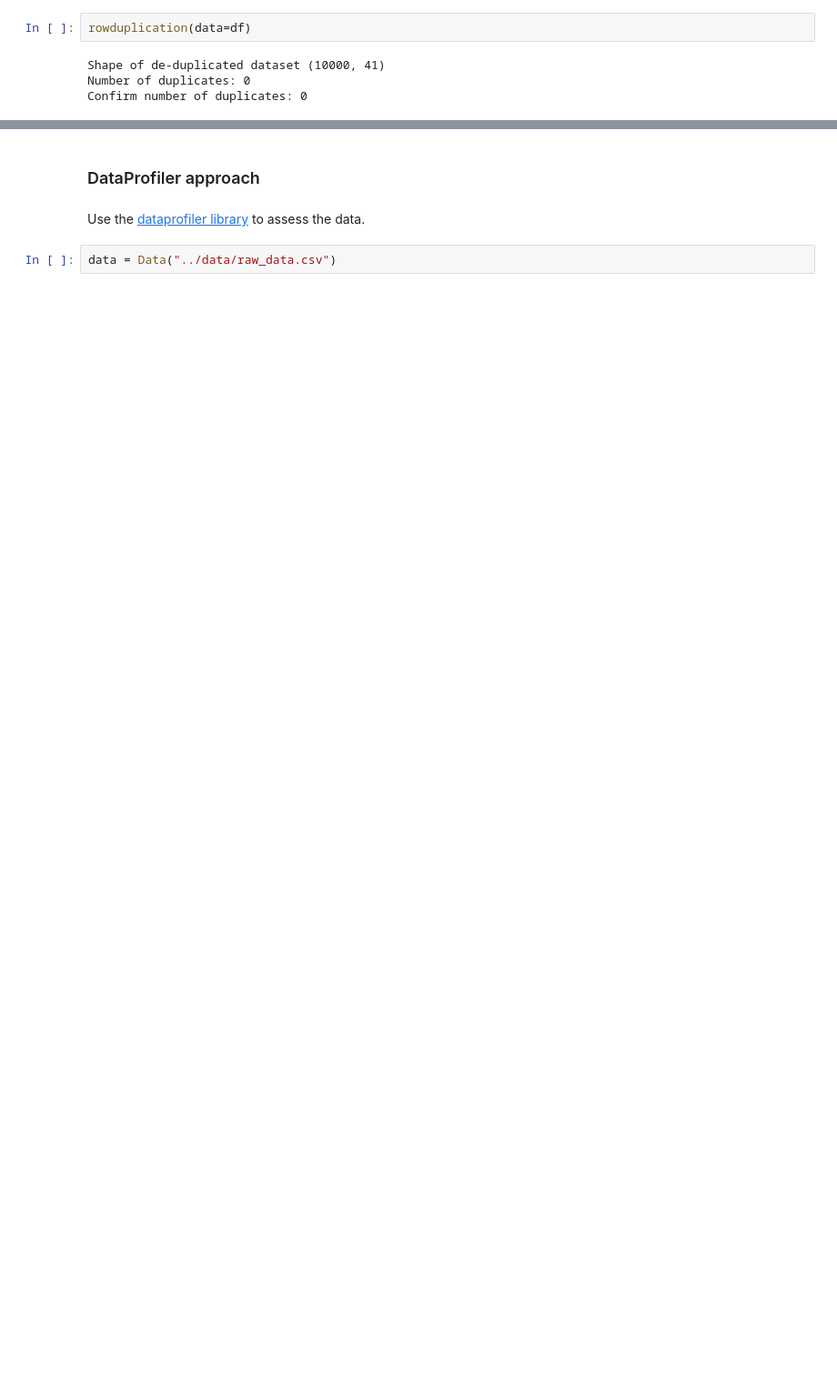
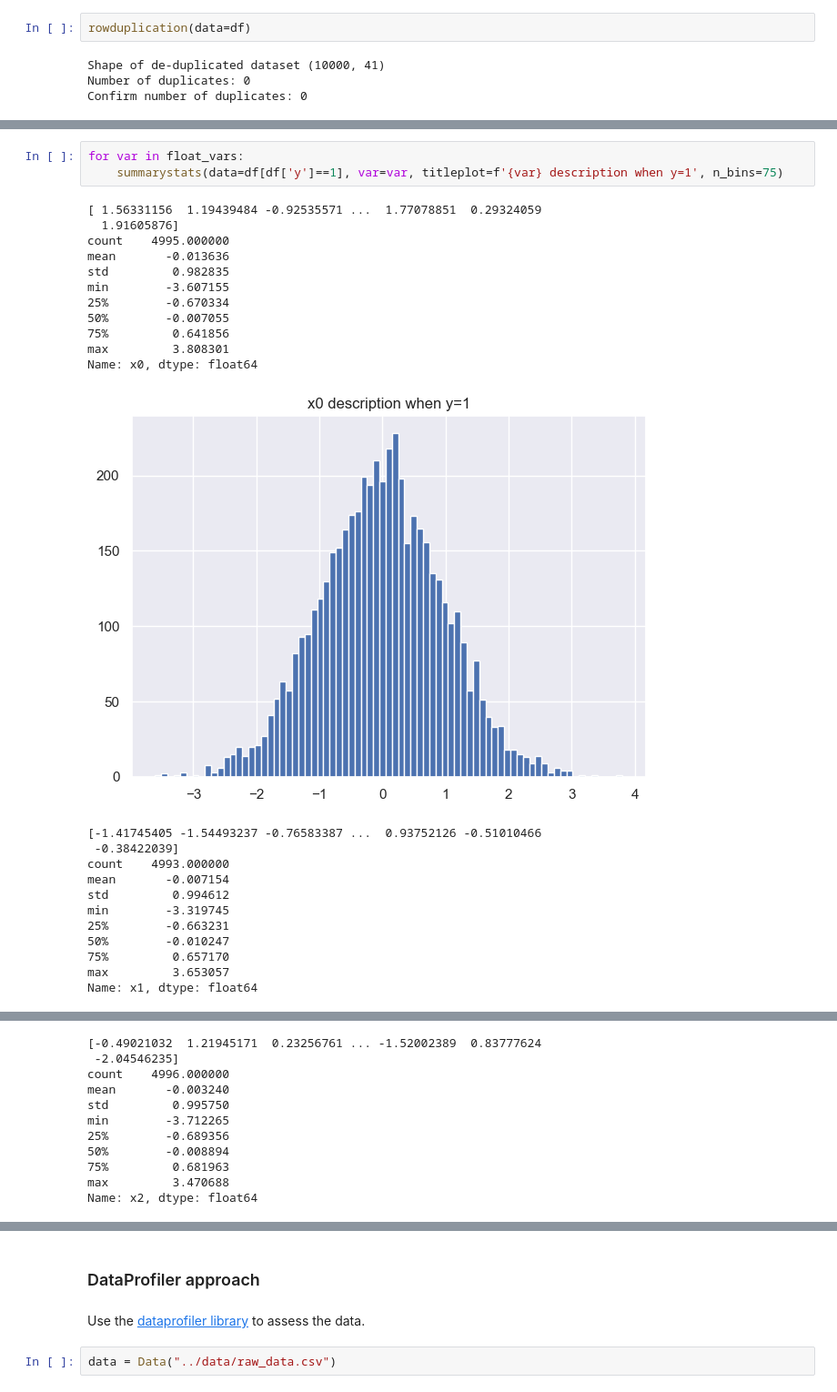
Before and after one commit to dalvarez83/fraud-detection-test-case, a Jupyter notebook: notebooks/ExploratoryDataAnalysis.ipynb, the cells around one changed output, grey strips where cells are left out. Shown at 91% size. Drawn from its saved outputs; the diff is of its cells as text; blank space fills up the shorter version.

```diff
--- a/notebooks/ExploratoryDataAnalysis.ipynb
+++ b/notebooks/ExploratoryDataAnalysis.ipynb
@@ -198,0 +399,27 @@ Percentage of duplicates:  1.0000
+# %%
+for var in float_vars:
+    summarystats(data=df[df['y']==1], var=var, titleplot=f'{var} description when y=1', n_bins=75)
+# %% [output]
+[ 1.56331156  1.19439484 -0.92535571 ...  1.77078851  0.29324059
+  1.91605876]
+count    4995.000000
+mean       -0.013636
+std         0.982835
+min        -3.607155
+25%        -0.670334
+50%        -0.007055
+75%         0.641856
+max         3.808301
+Name: x0, dtype: float64
+[figure, added]
+[-1.41745405 -1.54493237 -0.76583387 ...  0.93752126 -0.51010466
+ -0.38422039]
+count    4993.000000
+mean       -0.007154
+std         0.994612
+min        -3.319745
+25%        -0.663231
+50%        -0.010247
+75%         0.657170
+max         3.653057
+Name: x1, dtype: float64
@@ -198,0 +427,11 @@ Percentage of duplicates:  1.0000
+[-0.49021032  1.21945171  0.23256761 ... -1.52002389  0.83777624
+ -2.04546235]
+count    4996.000000
+mean       -0.003240
+std         0.995750
+min        -3.712265
+25%        -0.689356
+50%        -0.008894
+75%         0.681963
+max         3.470688
+Name: x2, dtype: float64
```
Also changed, not shown: parts of 22 cells of this notebook.
